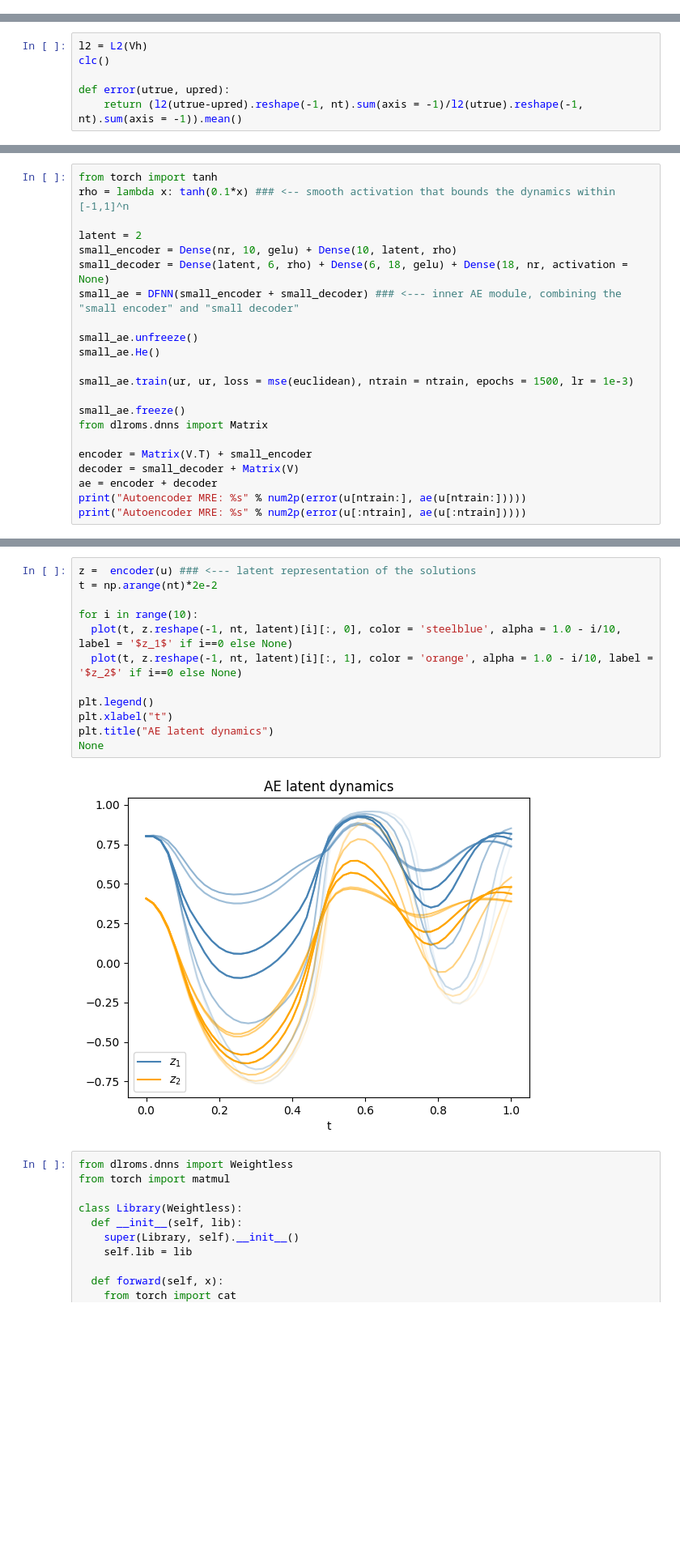
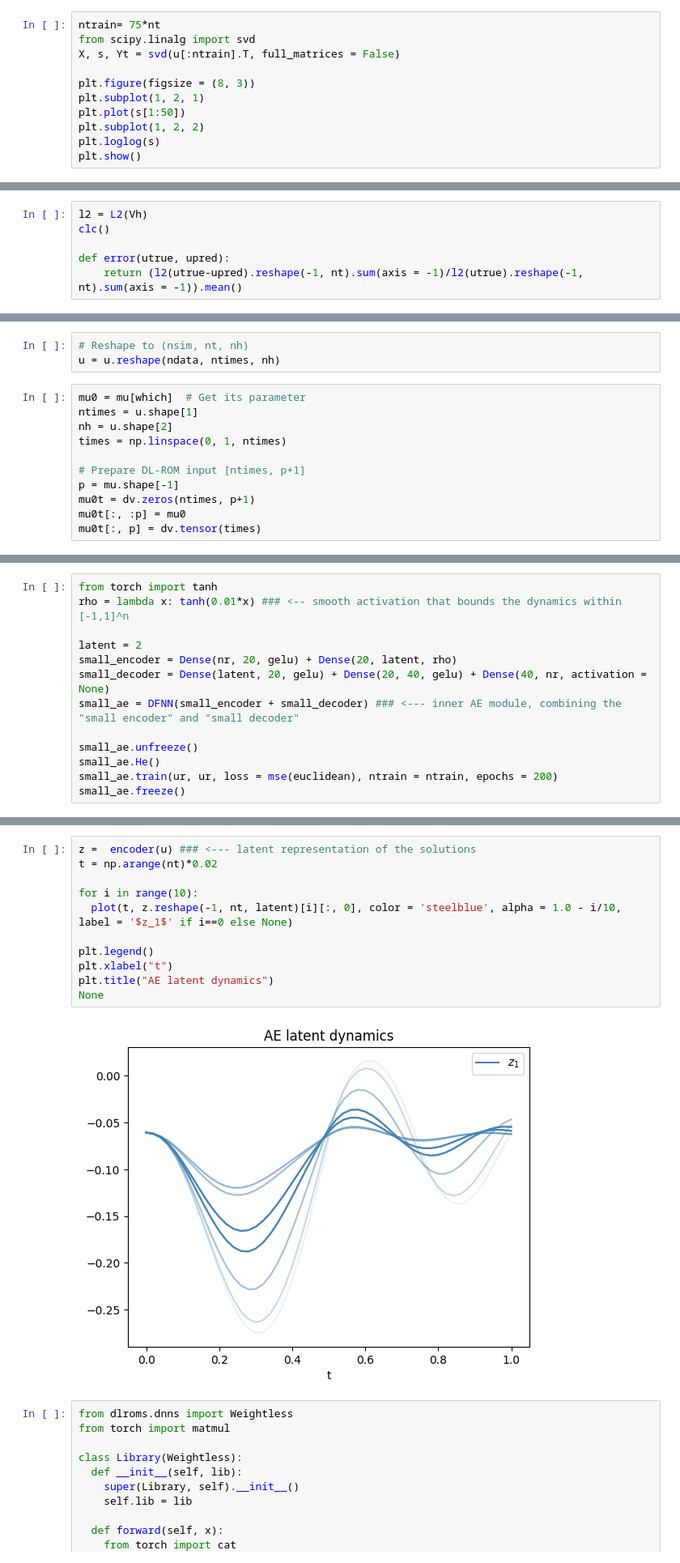
Before and after one commit to Mahshad-RM/MOR, a Jupyter notebook: assignment/exercise_2_stunt_training_facility/Assig.ipynb, the cells around one changed output, grey strips where cells are left out. Shown at 81% size. Drawn from its saved outputs; the diff is of its cells as text; blank space fills up the shorter version.

```diff
--- a/assignments/exercise_2_linear_elasticity/Assignments_AE_Sindy(Part_2).ipynb
+++ b/assignment/exercise_2_stunt_training_facility/Assig.ipynb
@@ -84,0 +120,11 @@ Parameters:     1.
+# %%
+ntrain= 75*nt
+from scipy.linalg import svd
+X, s, Yt = svd(u[:ntrain].T, full_matrices = False)
+
+plt.figure(figsize = (8, 3))
+plt.subplot(1, 2, 1)
+plt.plot(s[1:50])
+plt.subplot(1, 2, 2)
+plt.loglog(s)
+plt.show()
@@ -90,0 +282,14 @@ def error(utrue, upred):
+# %%
+# Reshape to (nsim, nt, nh)
+u = u.reshape(ndata, ntimes, nh)
+# %%
+mu0 = mu[which]  # Get its parameter
+ntimes = u.shape[1]
+nh = u.shape[2]
+times = np.linspace(0, 1, ntimes)
+
+# Prepare DL-ROM input [ntimes, p+1]
+p = mu.shape[-1]
+mu0t = dv.zeros(ntimes, p+1)
+mu0t[:, :p] = mu0
+mu0t[:, p] = dv.tensor(times)
@@ -99,23 +372,14 @@ ur = u @ V
 # %%
 from torch import tanh
-rho = lambda x: tanh(0.1*x) ### <-- smooth activation that bounds the dynamics within [-1,1]^n
+rho = lambda x: tanh(0.01*x) ### <-- smooth activation that bounds the dynamics within [-1,1]^n
 
 latent = 2
-small_encoder = Dense(nr, 10, gelu) + Dense(10, latent, rho)
-small_decoder = Dense(latent, 6, rho) + Dense(6, 18, gelu) + Dense(18, nr, activation = None)
+small_encoder = Dense(nr, 20, gelu) + Dense(20, latent, rho)
+small_decoder = Dense(latent, 20, gelu) + Dense(20, 40, gelu) + Dense(40, nr, activation = None)
 small_ae = DFNN(small_encoder + small_decoder) ### <--- inner AE module, combining the "small encoder" and "small decoder"
 
 small_ae.unfreeze()
 small_ae.He()
-
-small_ae.train(ur, ur, loss = mse(euclidean), ntrain = ntrain, epochs = 1500, lr = 1e-3)
-
+small_ae.train(ur, ur, loss = mse(euclidean), ntrain = ntrain, epochs = 200)
 small_ae.freeze()
-from dlroms.dnns import Matrix
-
-encoder = Matrix(V.T) + small_encoder
-decoder = small_decoder + Matrix(V)
-ae = encoder + decoder
-print("Autoencoder MRE: %s" % num2p(error(u[ntrain:], ae(u[ntrain:]))))
-print("Autoencoder MRE: %s" % num2p(error(u[:ntrain], ae(u[:ntrain]))))
 # %% [output]
@@ -146,17 +398,16 @@ decoder: Consecutive(
 # %%
 z =  encoder(u) ### <--- latent representation of the solutions
-t = np.arange(nt)*2e-2
+t = np.arange(nt)*0.02
 
 for i in range(10):
   plot(t, z.reshape(-1, nt, latent)[i][:, 0], color = 'steelblue', alpha = 1.0 - i/10, label = '$z_1$' if i==0 else None)
-  plot(t, z.reshape(-1, nt, latent)[i][:, 1], color = 'orange', alpha = 1.0 - i/10, label = '$z_2$' if i==0 else None)
 
 plt.legend()
 plt.xlabel("t")
 plt.title("AE latent dynamics")
 None
 # %% [output]
-[figure, old version]
+[figure, new version]
 # %%
 from dlroms.dnns import Weightless
 from torch import matmul
```
Also changed, not shown: parts of 41 cells of this notebook, 31 other files.
